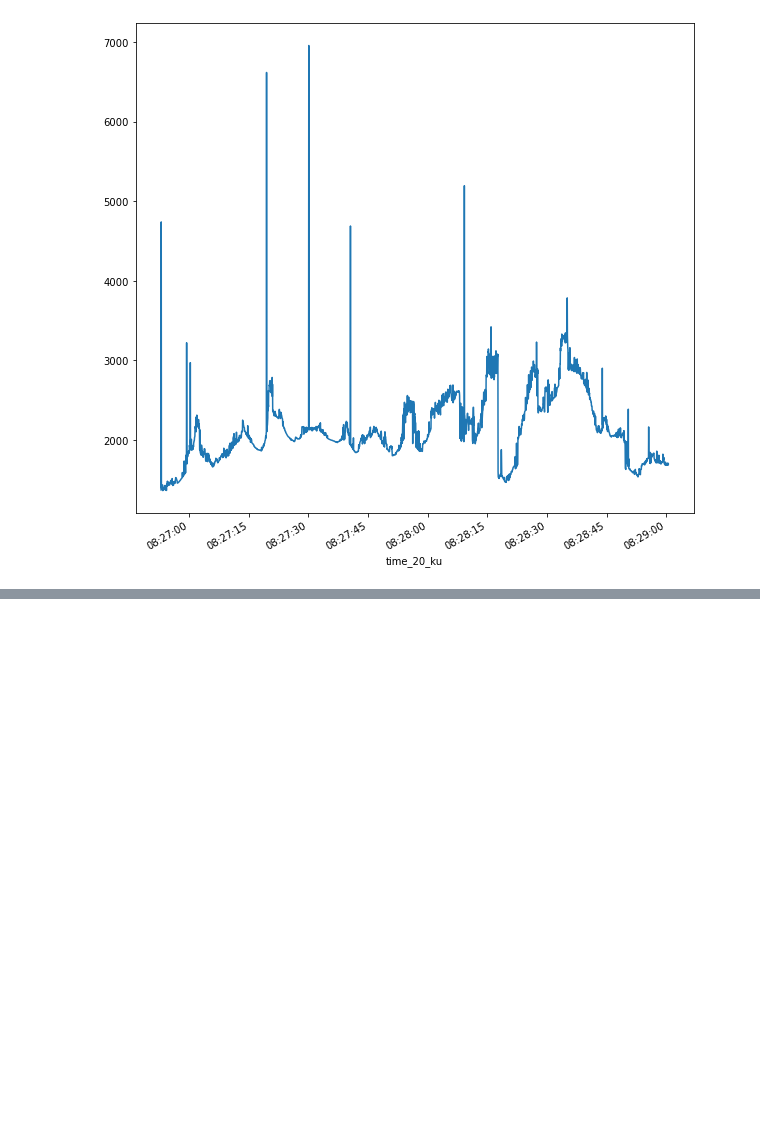
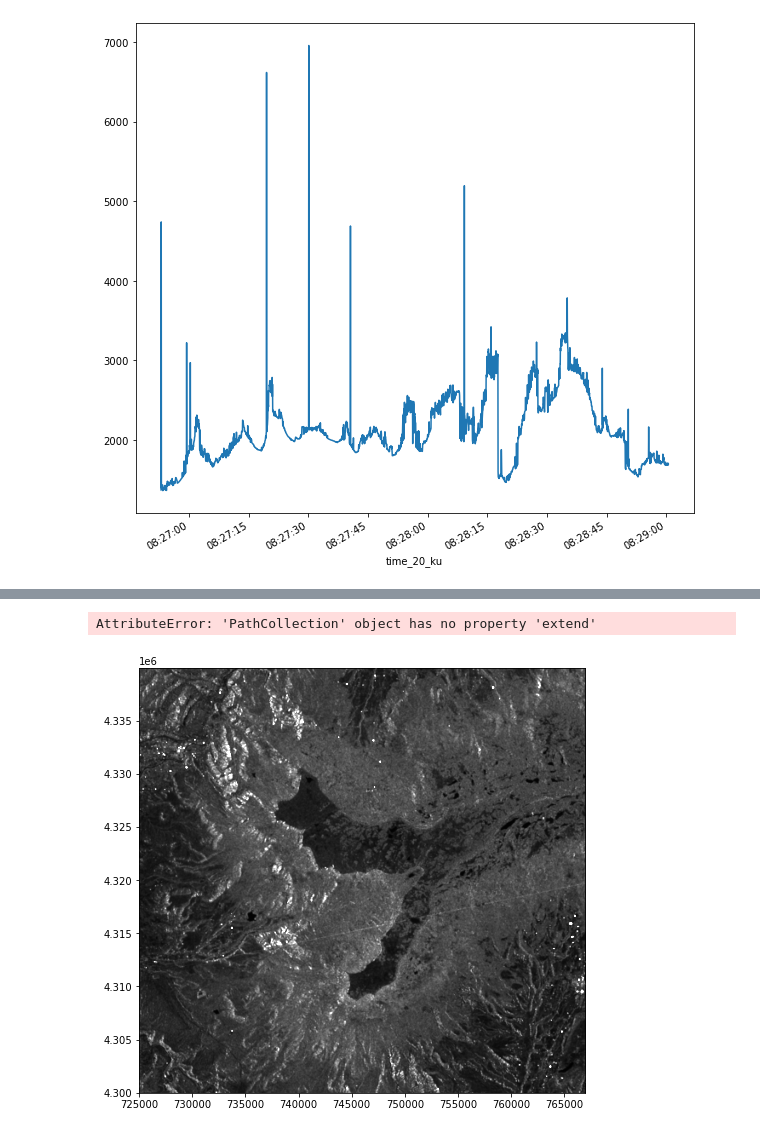
Before and after one commit to snowex-hackweek/integration_station, a Jupyter notebook: contributors/max/max_work.ipynb, the cells around one changed output, grey strips where cells are left out. Cells and saved outputs as stored; diff of their text form; code cells hidden in the pictures; blank space fills up the shorter version.

```diff
--- a/contributors/max/max_work.ipynb
+++ b/contributors/max/max_work.ipynb
@@ -164,6 +164,9 @@ ds_dict     = {ii:xr.open_dataset(fnames[ii]) for ii in range(len(fnames))}
 mdf_dict    = {ii:ds_dict[ii].height_1_20_ku.to_dataframe() for ii in range(len(ds_dict))}
 gdf_dict    = {ii:gpd.GeoDataFrame(mdf_dict[ii], crs="EPSG:4326",geometry=gpd.points_from_xy(mdf_dict[ii].lon_poca_20_ku, mdf_dict[ii].lat_poca_20_ku)) for ii in range(len(mdf_dict))}
 gdfUTM_dict = {ii:gdf_dict[ii].to_crs('EPSG:32612') for ii in range(len(mdf_dict))}
+for ii in range(len(gdfUTM_dict)):
+    gdfUTM_dict[ii]['x'] = gdfUTM_dict[ii].geometry.x.values
+    gdfUTM_dict[ii]['y'] = gdfUTM_dict[ii].geometry.y.values
 # %%
 ### plot one pass
 # f1,a1=plt.subplots(figsize=(8,8))
@@ -196,0 +230,14 @@ gdf.hvplot.scatter(x='lon_poca_20_ku',y = 'lat_poca_20_ku',datashade=True)
+# %%
+f1,a1= plt.subplots(figsize=(8,8))
+a1.imshow(np.array(da)[::-1,:], origin='lower', extent=SAR_extent, cmap='gray', clim=[0, 0.5])#plt.figure();
+lels = np.linspace(1500,5000,256)
+for ii in range(len(gdfUTM_dict)):
+    cax1 = a1.scatter(gdfUTM_dict[ii]['x'], gdfUTM_dict[ii]['y'],4, c=gdfUTM_dict[ii]['height_1_20_ku'], cmap='gist_earth', extend='both',levels = lels)
+    cax1.cmap.set_over('black')
+    cax1.cmap.set_under('black')
+f1.colorbar(cax1)
+a1.set_xlim(mm[0],mm[1])
+a1.set_ylim(mm[2],mm[3])
+# %% [output]
+AttributeError: 'PathCollection' object has no property 'extend'
+[figure, added]
```
Also changed, not shown: parts of 3 cells of this notebook.
